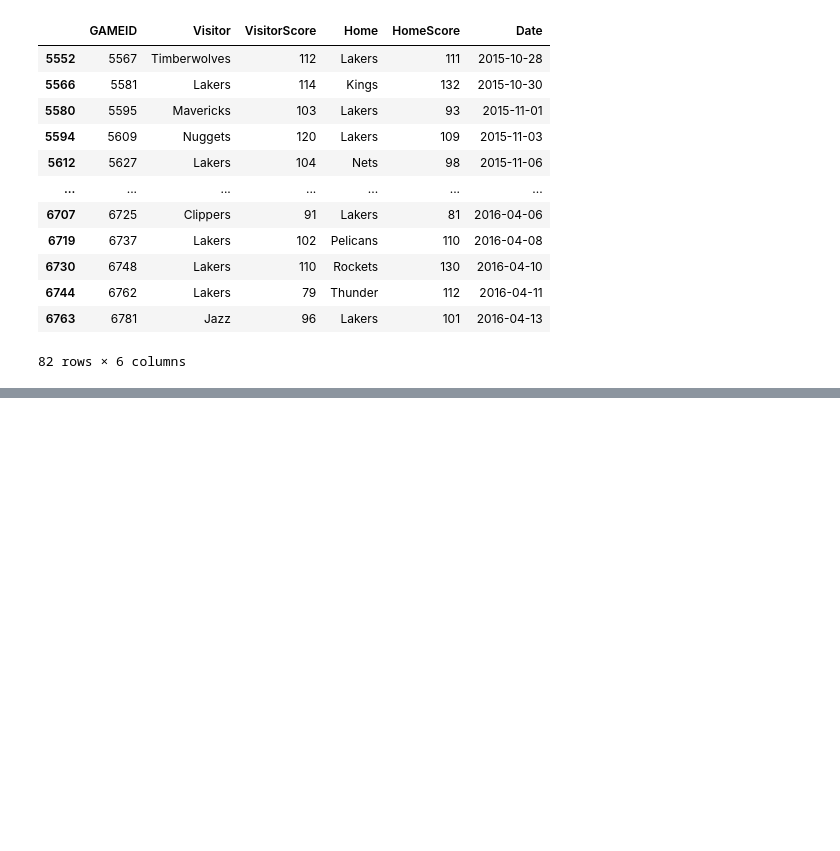
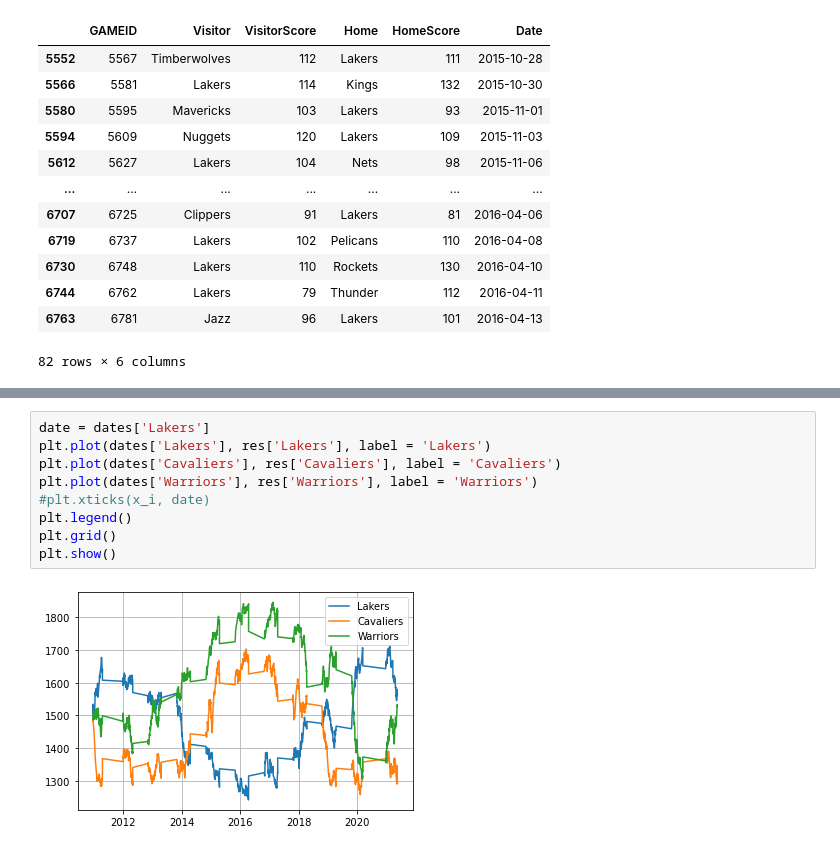
Before and after one commit to haroldpop/NBA_Project, a Jupyter notebook: Script/UsefulFunctionsForCSV.ipynb, the cells around one changed output, grey strips where cells are left out. Drawn from its saved outputs; the diff is of its cells as text; blank space fills up the shorter version.

```diff
--- a/Script/UsefulFunctionsForCSV.ipynb
+++ b/Script/UsefulFunctionsForCSV.ipynb
@@ -139,0 +279,11 @@ df_team_lakers
+# %%
+date = dates['Lakers']
+plt.plot(dates['Lakers'], res['Lakers'], label = 'Lakers')
+plt.plot(dates['Cavaliers'], res['Cavaliers'], label = 'Cavaliers')
+plt.plot(dates['Warriors'], res['Warriors'], label = 'Warriors')
+#plt.xticks(x_i, date)
+plt.legend()
+plt.grid()
+plt.show()
+# %% [output]
+[figure, added]
```
Also changed, not shown: parts of 46 cells of this notebook.
